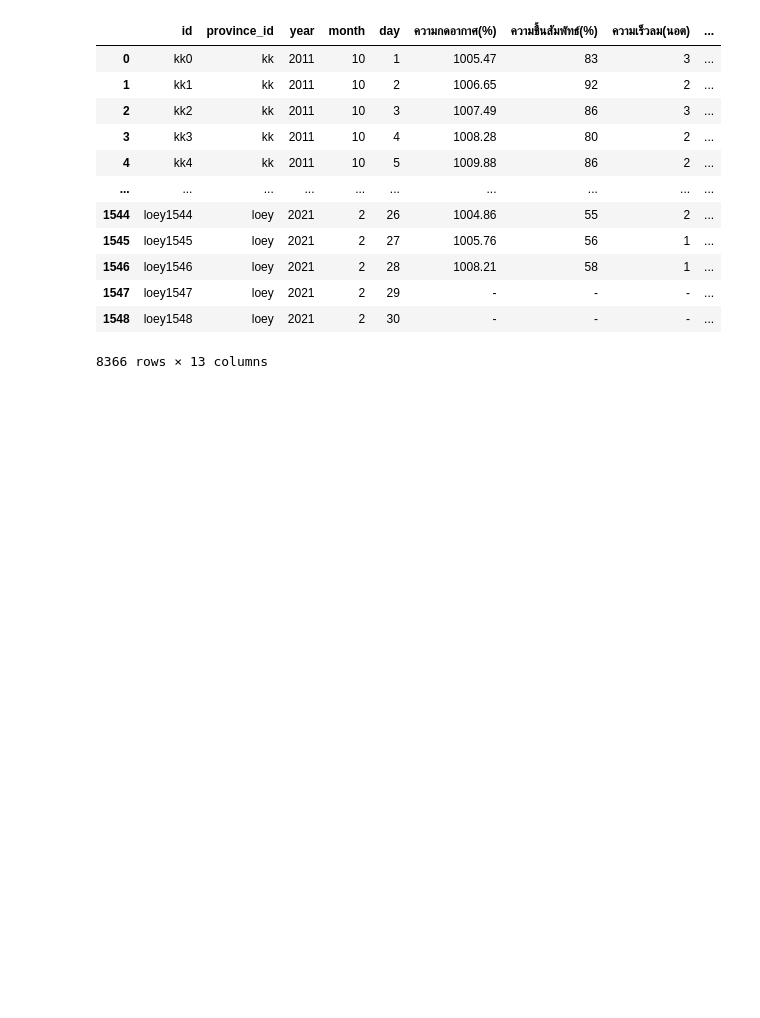
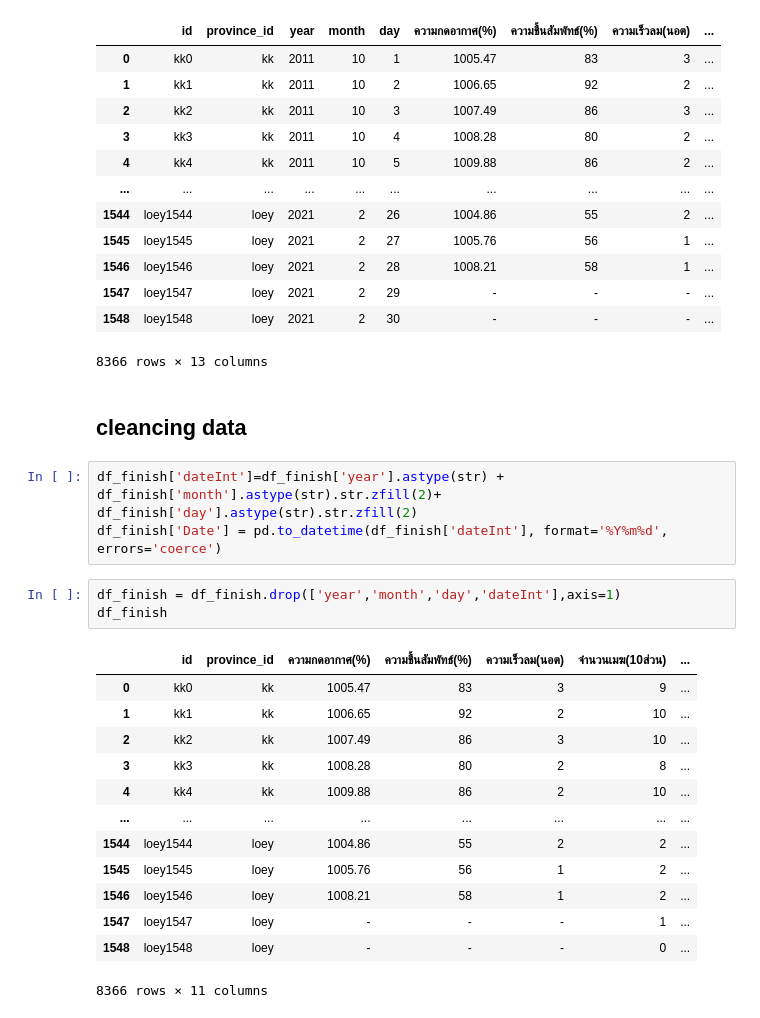
Before and after one commit to Tonry12/data_science_bootcamp_8_tonnaw, a Jupyter notebook: gistic.ipynb, the cells around one changed output. Drawn from its saved outputs; the diff is of its cells as text; blank space fills up the shorter version.

```diff
--- a/gistic.ipynb
+++ b/gistic.ipynb
@@ -1274,3 +1274,25 @@ df_finish
 | 1547 | loey1547 | loey | 2021 | 2 | 29 | - | - | - | ... |
 | 1548 | loey1548 | loey | 2021 | 2 | 30 | - | - | - | ... |
 8366 rows × 13 columns
+# %% [markdown]
+## cleancing  data
+# %%
+df_finish['dateInt']=df_finish['year'].astype(str) + df_finish['month'].astype(str).str.zfill(2)+ df_finish['day'].astype(str).str.zfill(2)
+df_finish['Date'] = pd.to_datetime(df_finish['dateInt'], format='%Y%m%d', errors='coerce')
+# %%
+df_finish = df_finish.drop(['year','month','day','dateInt'],axis=1)
+df_finish
+# %% [output]
+|  | id | province_id | ความกดอากาศ(%) | ความชื้นสัมพัทธ์(%) | ความเร็วลม(นอต) | จำนวนเมฆ(10ส่วน) | ... |
+| 0 | kk0 | kk | 1005.47 | 83 | 3 | 9 | ... |
+| 1 | kk1 | kk | 1006.65 | 92 | 2 | 10 | ... |
+| 2 | kk2 | kk | 1007.49 | 86 | 3 | 10 | ... |
+| 3 | kk3 | kk | 1008.28 | 80 | 2 | 8 | ... |
+| 4 | kk4 | kk | 1009.88 | 86 | 2 | 10 | ... |
+| ... | ... | ... | ... | ... | ... | ... | ... |
+| 1544 | loey1544 | loey | 1004.86 | 55 | 2 | 2 | ... |
+| 1545 | loey1545 | loey | 1005.76 | 56 | 1 | 2 | ... |
+| 1546 | loey1546 | loey | 1008.21 | 58 | 1 | 2 | ... |
+| 1547 | loey1547 | loey | - | - | - | 1 | ... |
+| 1548 | loey1548 | loey | - | - | - | 0 | ... |
+8366 rows × 11 columns
```
Also changed, not shown: parts of 1 cell of this notebook.
